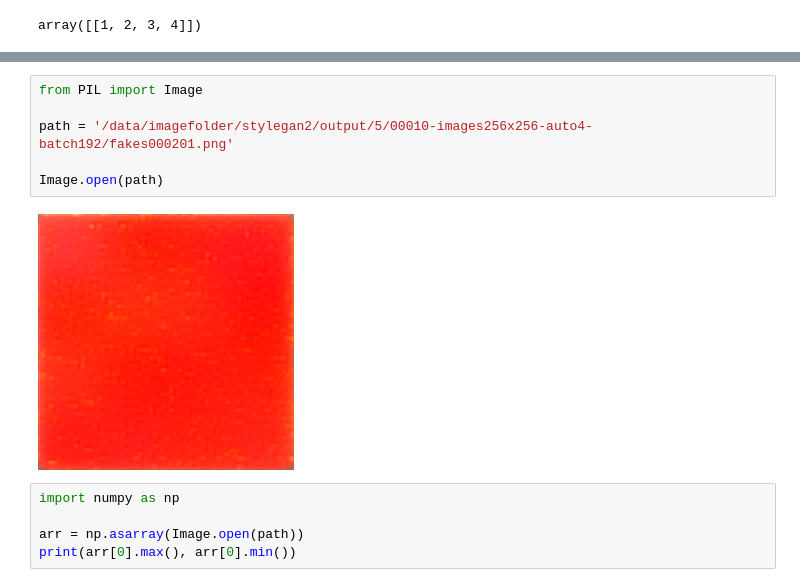
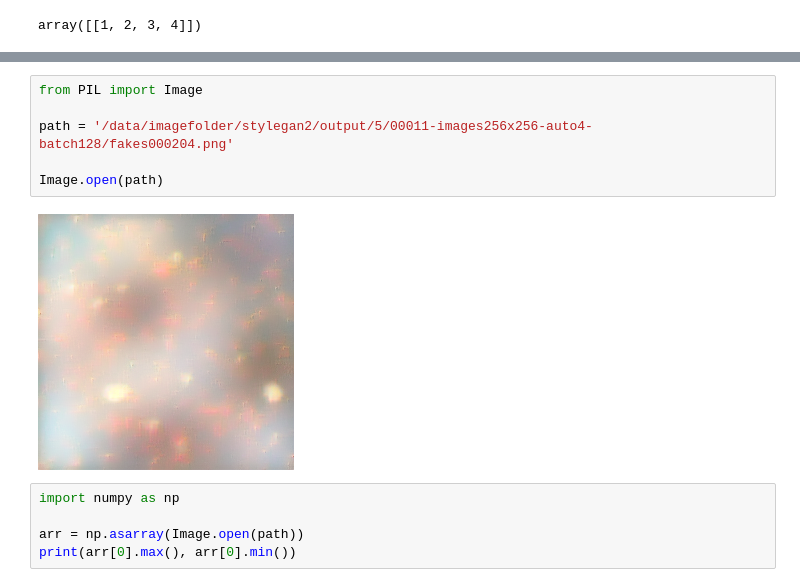
Before and after one commit to bill2bill/latent-stylegan2-ada-pytorch, a Jupyter notebook: example/sample.ipynb, the cells around one changed output, grey strips where cells are left out. Cells and saved outputs as stored; diff of their text form.

```diff
--- a/example/sample.ipynb
+++ b/example/sample.ipynb
@@ -34,11 +34,11 @@ total 512
 # %%
 from PIL import Image
 
-path = '/data/imagefolder/stylegan2/output/5/00010-images256x256-auto4-batch192/fakes000201.png'
+path = '/data/imagefolder/stylegan2/output/5/00011-images256x256-auto4-batch128/fakes000204.png'
 
 Image.open(path)
 # %% [output]
-[figure, old version]
+[figure, new version]
 # %%
 import numpy as np
 
```
Also changed, not shown: parts of 1 cell of this notebook, 2 other files.
